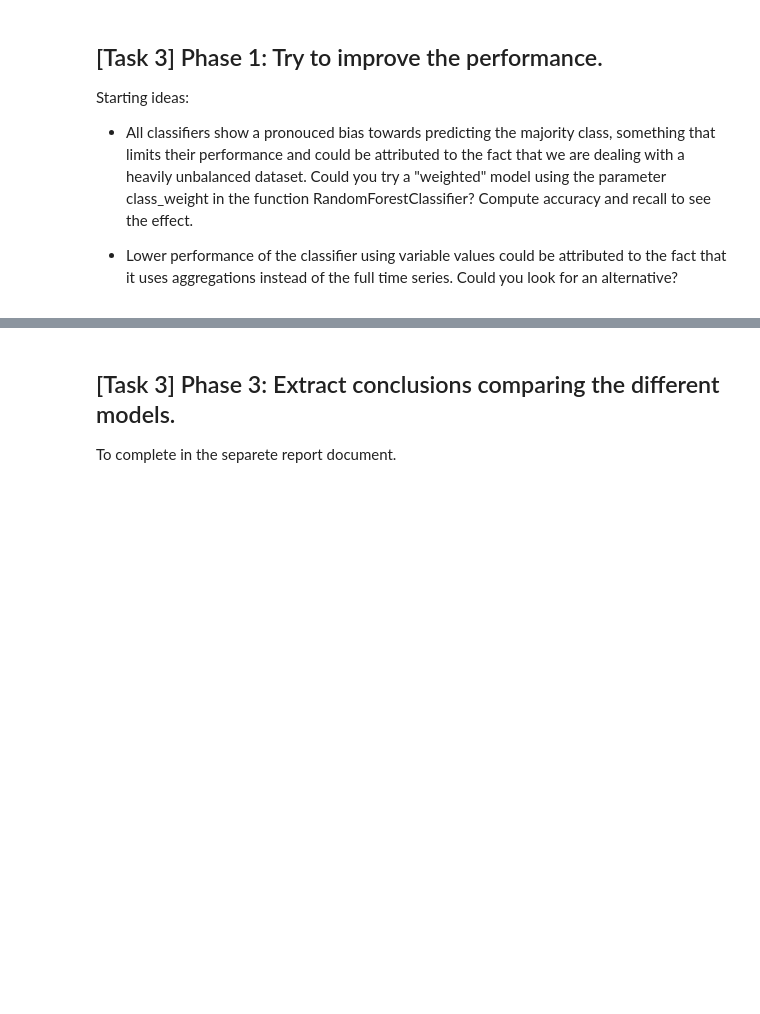
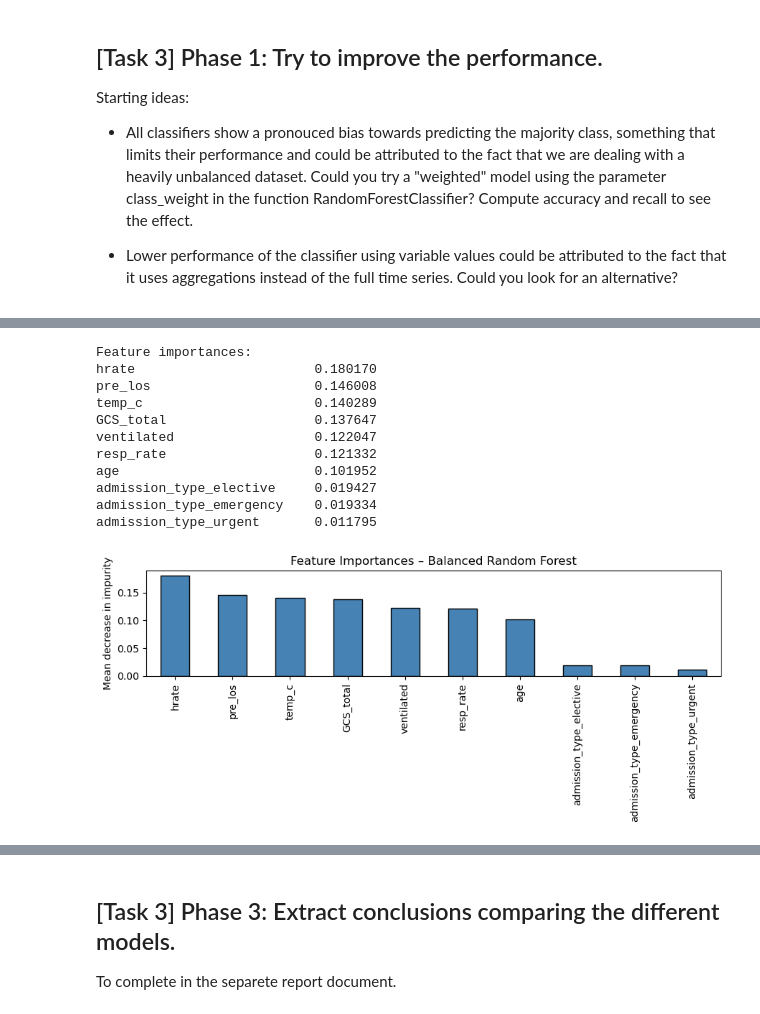
Before and after one commit to ntorqulu/Data-Science-x-Health, a Jupyter notebook: EXERCISES/DSxH-2526-Working-MIMIC/DSxH2526-mimic-exercise-LOS-prediction.ipynb, the cells around one changed output, grey strips where cells are left out. Saved outputs shown, nothing was run; the diff lists cells and outputs as text; code cells hidden in the pictures; blank space fills up the shorter version.

```diff
--- a/EXERCISES/DSxH-2526-Working-MIMIC/DSxH2526-mimic-exercise-LOS-prediction.ipynb
+++ b/EXERCISES/DSxH-2526-Working-MIMIC/DSxH2526-mimic-exercise-LOS-prediction.ipynb
@@ -1124,0 +1190,28 @@ Starting ideas:
+# %%
+# Idea 2: Understand which variables are more important for the model prediction
+rf_full = RandomForestClassifier(n_estimators=200, class_weight="balanced", random_state=42)
+rf_full.fit(X, y)
+
+importances = pd.Series(rf_full.feature_importances_, index=X.columns).sort_values(ascending=False)
+print("Feature importances:")
+print(importances.to_string())
+
+fig, ax = plt.subplots(figsize=(9, 4))
+importances.plot(kind="bar", ax=ax, edgecolor="black", color="steelblue")
+ax.set_title("Feature Importances – Balanced Random Forest")
+ax.set_ylabel("Mean decrease in impurity")
+plt.tight_layout()
+plt.show()
+# %% [output]
+Feature importances:
+hrate                       0.180170
+pre_los                     0.146008
+temp_c                      0.140289
+GCS_total                   0.137647
+ventilated                  0.122047
+resp_rate                   0.121332
+age                         0.101952
+admission_type_elective     0.019427
+admission_type_emergency    0.019334
+admission_type_urgent       0.011795
+[figure, added]
```
Also changed, not shown: parts of 24 cells of this notebook, 8 other files.
